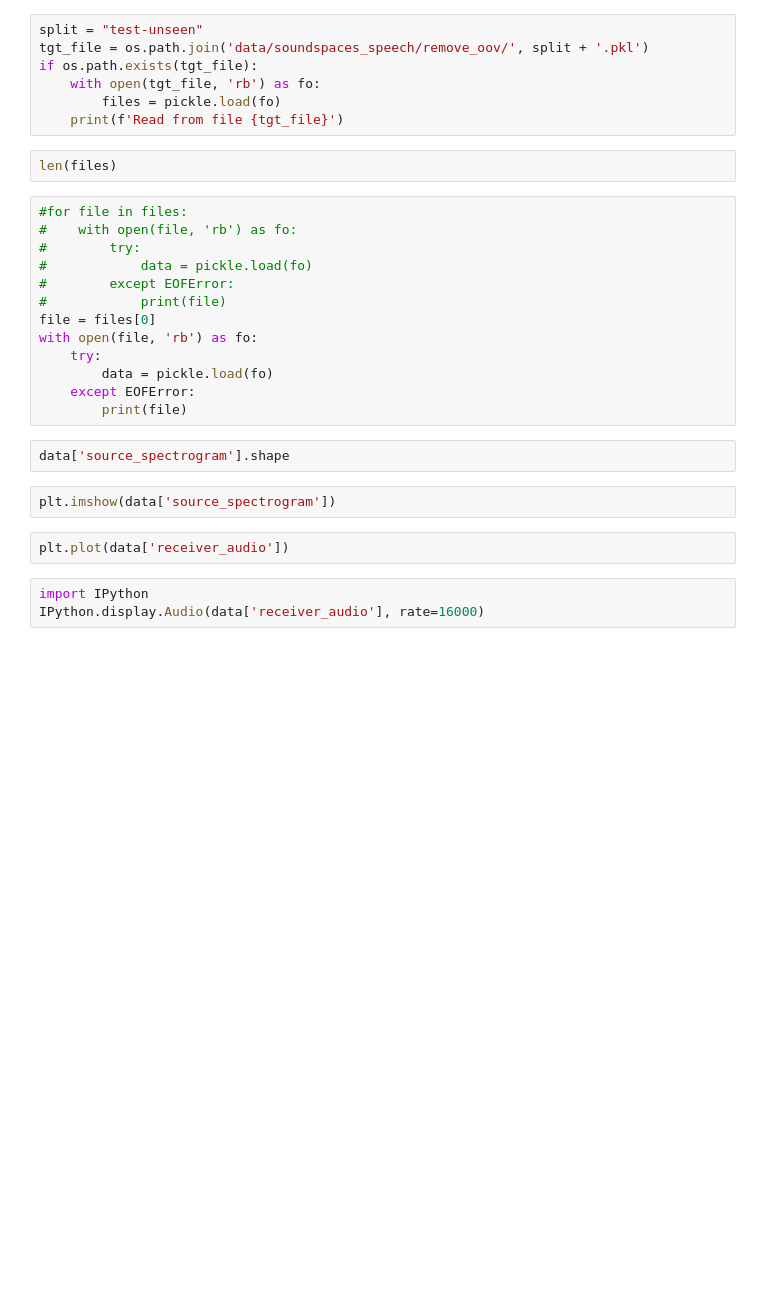
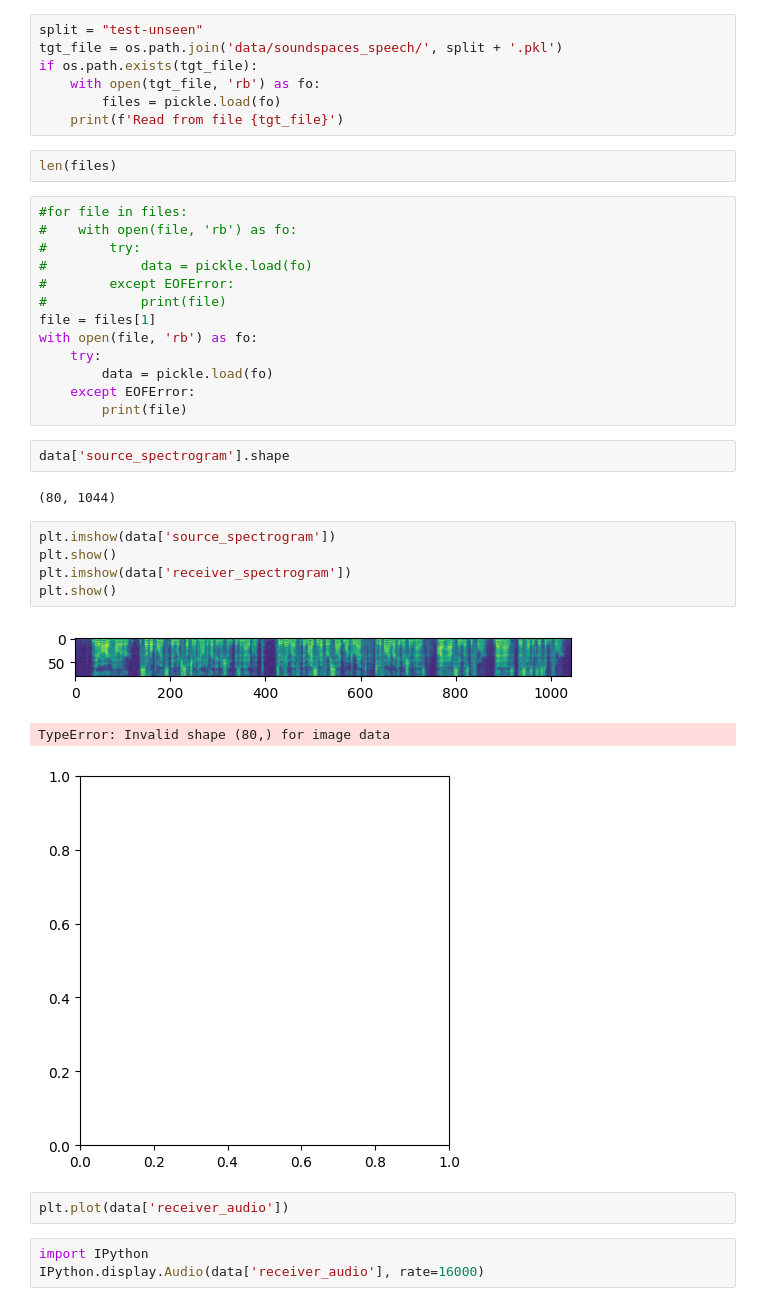
Before and after one commit to arjunrs1/SS_VAM, a Jupyter notebook: interactive.ipynb, the cells around one changed output. Cells and saved outputs as stored; diff of their text form; blank space fills up the shorter version.

```diff
--- a/interactive.ipynb
+++ b/interactive.ipynb
@@ -29,7 +29,7 @@ import IPython
 IPython.display.Audio(pred, rate=16000)
 # %%
 split = "test-unseen"
-tgt_file = os.path.join('data/soundspaces_speech/remove_oov/', split + '.pkl')
+tgt_file = os.path.join('data/soundspaces_speech/', split + '.pkl')
 if os.path.exists(tgt_file):
     with open(tgt_file, 'rb') as fo:
         files = pickle.load(fo)
@@ -43,7 +43,7 @@ len(files)
 #            data = pickle.load(fo)
 #        except EOFError:
 #            print(file)
-file = files[0]
+file = files[1]
 with open(file, 'rb') as fo:
     try:
         data = pickle.load(fo)
@@ -51,8 +51,17 @@ with open(file, 'rb') as fo:
         print(file)
 # %%
 data['source_spectrogram'].shape
+# %% [output]
+(80, 1044)
 # %%
 plt.imshow(data['source_spectrogram'])
+plt.show()
+plt.imshow(data['receiver_spectrogram'])
+plt.show()
+# %% [output]
+[figure, added]
+TypeError: Invalid shape (80,) for image data
+[figure, added]
 # %%
 plt.plot(data['receiver_audio'])
 # %%
```
Also changed, not shown: 3 other files.
